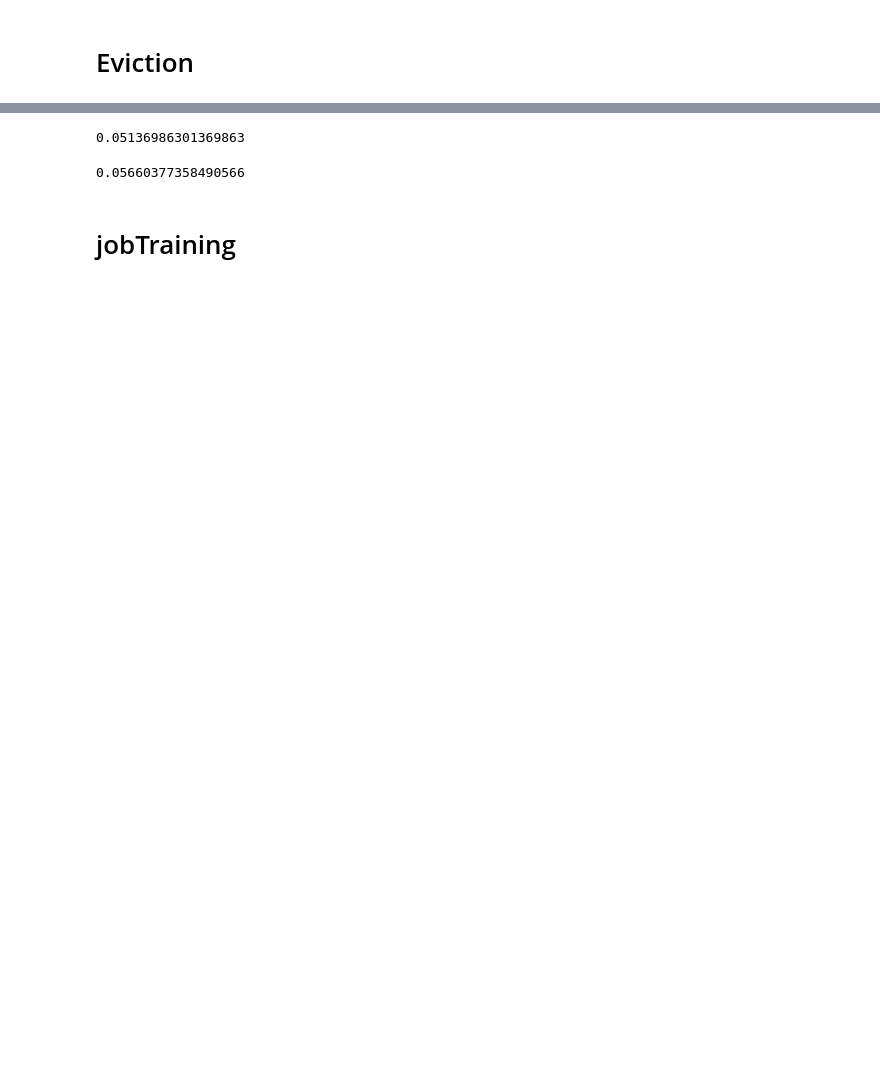
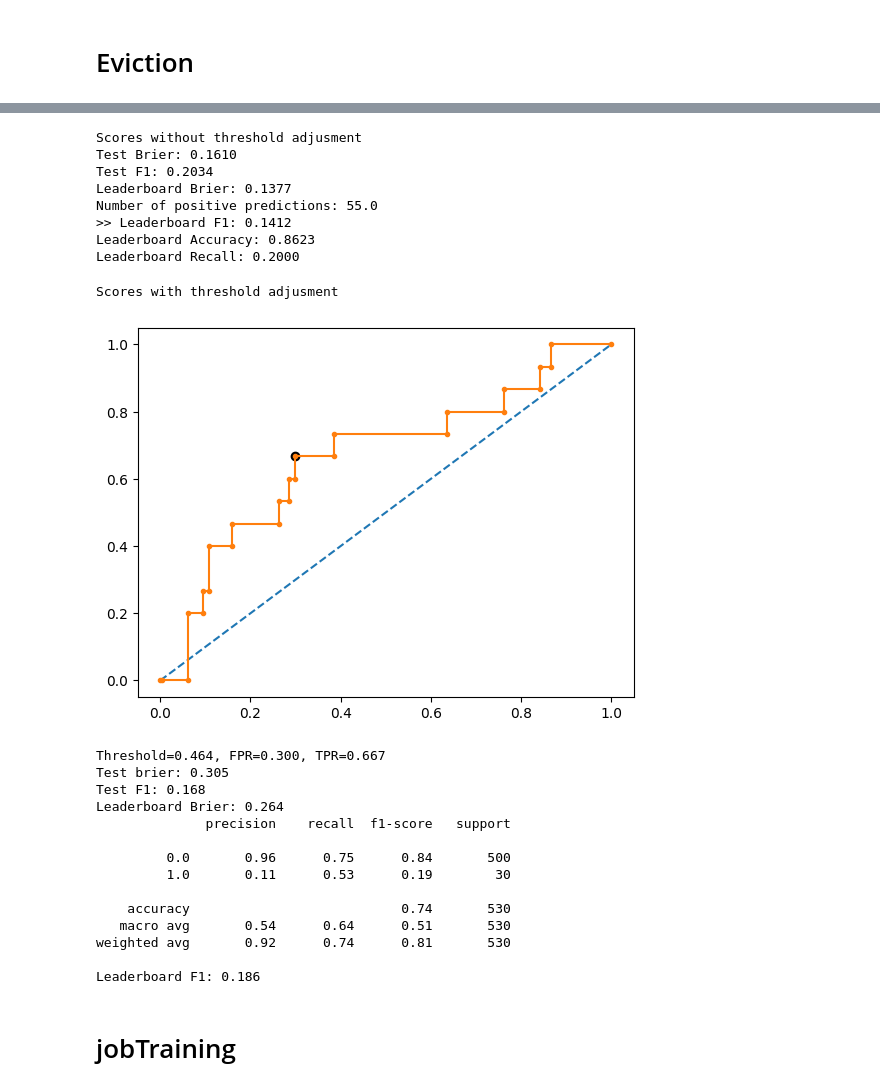
Before and after one commit to belisards/ff_applied_ml, a Jupyter notebook: code/04-model-catboost.ipynb, the cells around one changed output, grey strips where cells are left out. Saved outputs shown, nothing was run; the diff lists cells and outputs as text; code cells hidden in the pictures; blank space fills up the shorter version.

```diff
--- a/code/04-model-catboost.ipynb
+++ b/code/04-model-catboost.ipynb
@@ -36,0 +24,8 @@ print(train.shape, test.shape,leaderboard.shape,holdout.shape)
+# %%
+def get_weights(df,target):
+    weights = df[target].value_counts(normalize=True)
+    w1 = weights[0].round(2)
+    w2 = weights[1].round(2)
+    return [w2, w1]
+
+get_weights(train,'eviction')
@@ -208,11 +153,33 @@ N. of ordinal features: 469
 # %%
-score_model(model_eviction, test, target='eviction', classifier=True)
+score_model(model_eviction, target='eviction',test=test, leaderboard=leaderboard, classifier=True, holdout=None)
 # %% [output]
-0.05136986301369863
+Scores without threshold adjusment
+Test Brier: 0.1610
+Test F1: 0.2034
+Leaderboard Brier: 0.1377
+Number of positive predictions: 55.0
+>> Leaderboard F1: 0.1412
+Leaderboard Accuracy: 0.8623
+Leaderboard Recall: 0.2000
-# %%
-score_model(model_eviction, leaderboard, target='eviction', classifier=True)
-# %% [output]
-0.05660377358490566
+# %%
+score_classifier(model_eviction, target='eviction', holdout=None, test=test,leaderboard=leaderboard)
+# %% [output]
+Scores with threshold adjusment
+[figure, added]
+Threshold=0.464, FPR=0.300, TPR=0.667
+Test brier: 0.305
+Test F1: 0.168
+Leaderboard Brier: 0.264
+              precision    recall  f1-score   support
+
+         0.0       0.96      0.75      0.84       500
+         1.0       0.11      0.53      0.19        30
+
+    accuracy                           0.74       530
+   macro avg       0.54      0.64      0.51       530
+weighted avg       0.92      0.74      0.81       530
+
+Leaderboard F1: 0.186
 # %% [markdown]
 # jobTraining
 # %%
```
Also changed, not shown: parts of 23 cells of this notebook, 6 other files.
